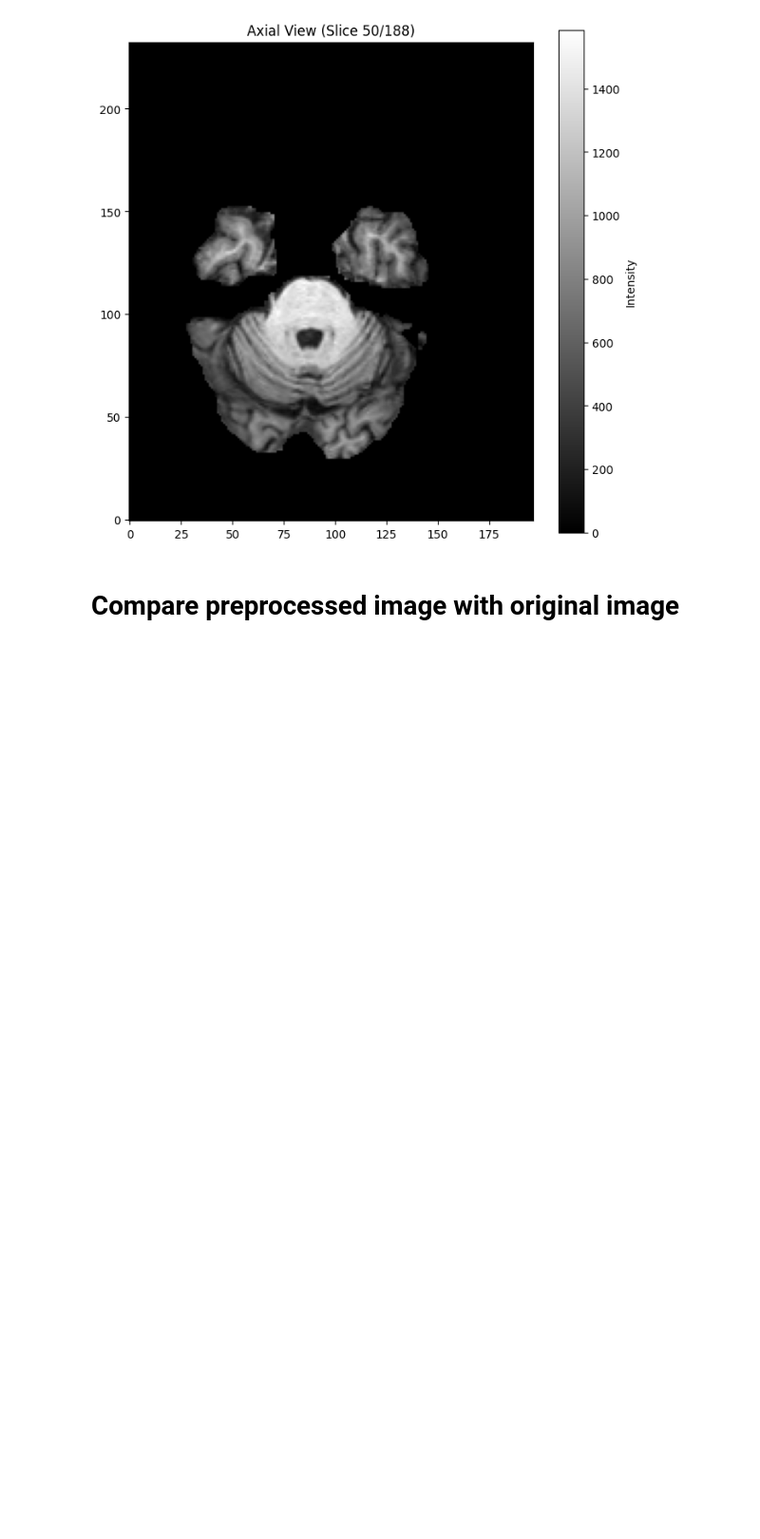
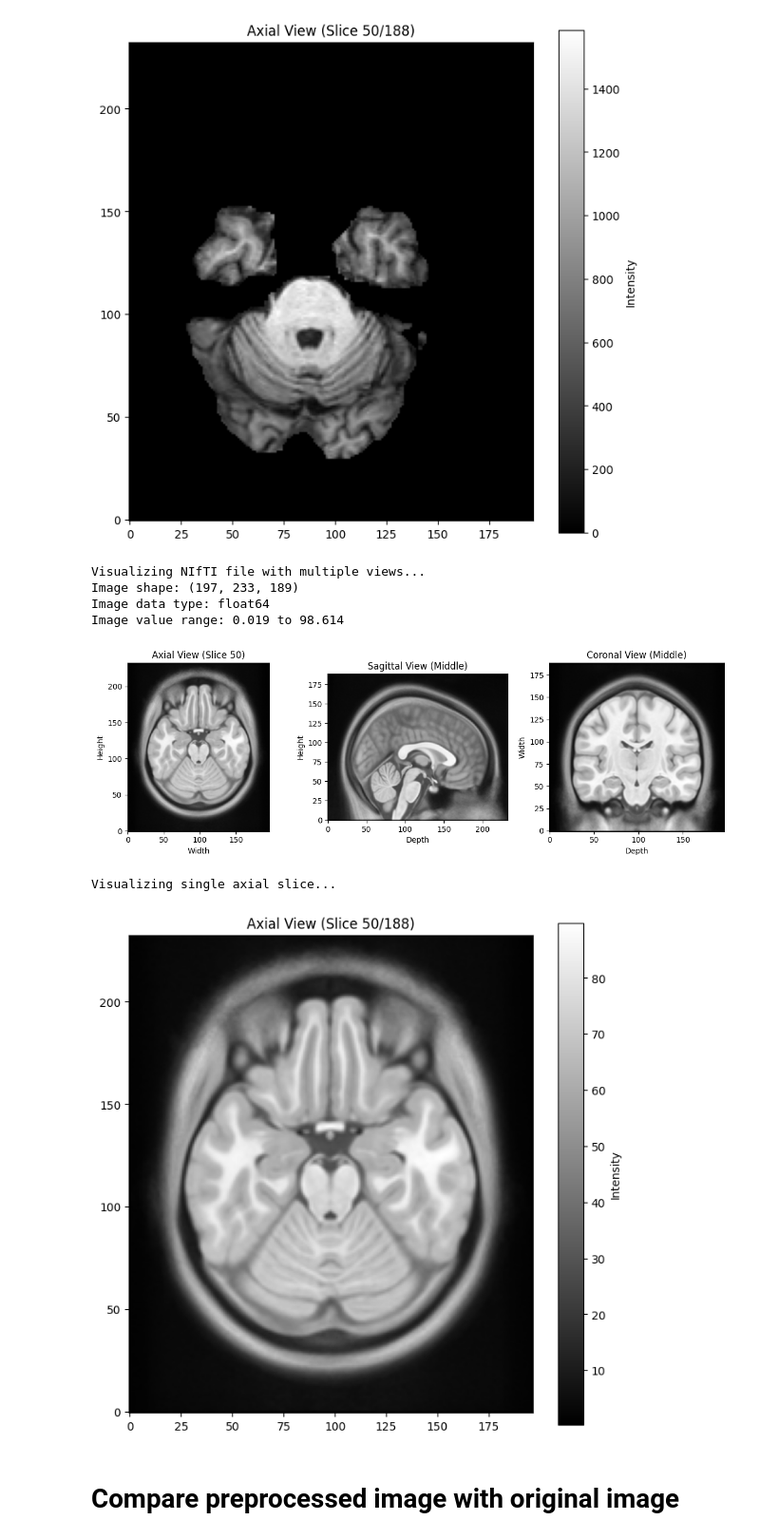
Before and after one commit to ss8319/BrainIAC, a Jupyter notebook: src/quickstart.ipynb, the cells around one changed output. Shown at 95% size. Saved outputs shown, nothing was run; the diff lists cells and outputs as text; code cells hidden in the pictures; blank space fills up the shorter version.

```diff
--- a/src/quickstart.ipynb
+++ b/src/quickstart.ipynb
@@ -349,26 +349,29 @@ Visualizing single axial slice...
 # %%
 
 # Example usage
 if __name__ == "__main__":
     # Example usage
-    # image_path = "./data/sample/processed/00001_t2f.nii.gz"
-    # image_path = "./data/sample/processed/I10307487_0000.nii.gz"
-    # image_path = "./preprocessing/atlases/temp_head.nii.gz"
-    # image_path =  "/home/ssim0068/data/ADNI/nifti/002_S_0559/MPRAGE_SENS/2006-06-27_18_28_33.0/2006-06-27_18_28_33.0.nii.gz"
-    image_path = "/home/ssim0068/data/ADNI/preprocessed/temp_reg/2006-05-19_16_29_07.0_0000.nii.gz"
-
+    image_path = "/home/ssim0068/code/multimodal-AD/BrainIAC/src/preprocessing/atlases/nihpd_asym_13.0-18.5_t1w.nii"
     try:
         # Visualize with multiple views
         print("Visualizing NIfTI file with multiple views...")
         data = visualize_nifti(image_path, slice_idx=50)
 
         # Visualize single slice
         print("\nVisualizing single axial slice...")
         slice_data = visualize_nifti_single_slice(image_path, slice_idx=50, view='axial')
 
     except FileNotFoundError:
         print(f"File not found: {image_path}")
         print("Please update the image_path variable with a valid NIfTI file path.")
+# %% [output]
+Visualizing NIfTI file with multiple views...
+Image shape: (197, 233, 189)
+Image data type: float64
+Image value range: 0.019 to 98.614
+[figure, added]
+Visualizing single axial slice...
+[figure, added]
 # %% [markdown]
 # Compare preprocessed image with original image
 # %%
```
Also changed, not shown: 2 other files.
